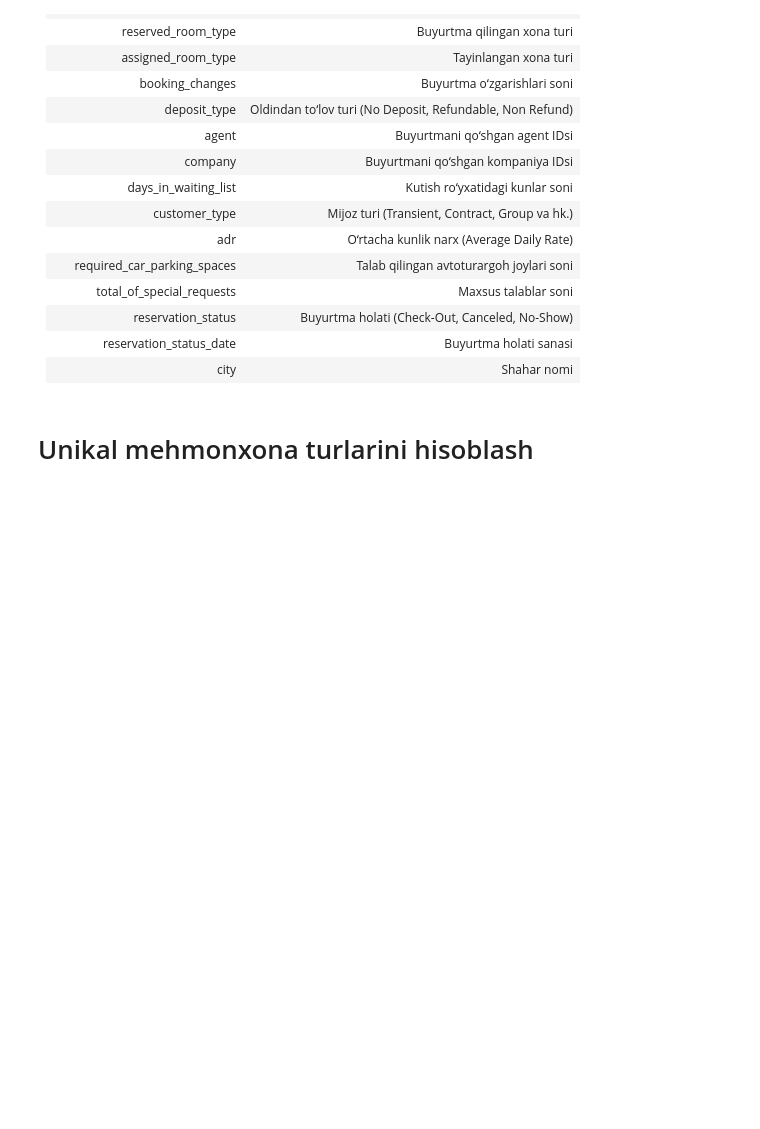
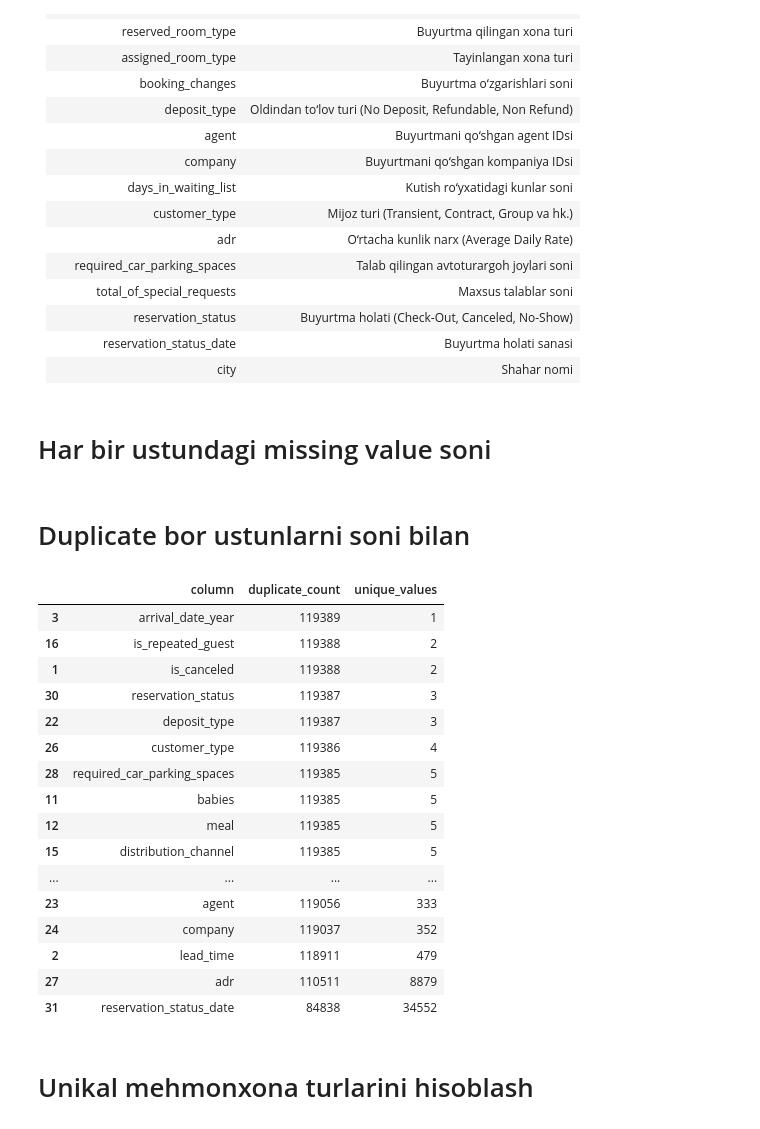
Before and after one commit to rasulbekdeveloper907/Hotel-Booking-Cancellation-Prediction, a Jupyter notebook: Notebooks/EDA.ipynb, the cells around one changed output. Drawn from its saved outputs; the diff is of its cells as text; code cells hidden in the pictures; blank space fills up the shorter version.

```diff
--- a/Notebooks/EDA.ipynb
+++ b/Notebooks/EDA.ipynb
@@ -1,21 +1,3 @@
 # %%
 import pandas as pd
-import logging
-
-# Log fayl manzili
-log_path = r"C:\Users\Rasulbek907\Desktop\Hotel Booking Cancellation Prediction\Log\data_loader.log"
-
-# Log sozlamalari
-logging.basicConfig(
-    filename=log_path,
-    filemode='a',  # Append mode
-    format='%(asctime)s - %(levelname)s - %(message)s',
-    level=logging.INFO
-)
-
-try:
-    logging.info("CSV fayl o'qilmoqda:...")
-    df = pd.read_csv(r"C:\Users\Rasulbek907\Desktop\Hotel Booking Cancellation Prediction\Data\Raw_Data\hotel_bookings_updated_2024.csv")
-    logging.info(f"Fayl muvaffaqiyatli o'qildi. Satırlar soni: {len(df)} ustunlar soni: {len(df.columns)}")
-except Exception as e:
-    logging.error(f"CSV faylni o'qishda xatolik: {e}")
+df = pd.read_csv(r"C:\Users\Rasulbek907\Desktop\Hotel Booking Cancellation Prediction\Data\Raw_Data\hotel_bookings_updated_2024.csv")
@@ -89,3 +61,5 @@ print(df.columns.tolist())
 | reservation_status             | Buyurtma holati (Check-Out, Canceled, No-Show)            |
 | reservation_status_date        | Buyurtma holati sanasi                                    |
 | city                           | Shahar nomi                                               |
+# %% [markdown]
+# Har bir ustundagi missing value soni
@@ -92,3 +82,58 @@ print(df.columns.tolist())
+# %% [markdown]
+# Duplicate bor ustunlarni soni bilan
+# %%
+import pandas as pd
+
+cols = [
+    'hotel', 'is_canceled', 'lead_time', 'arrival_date_year',
+    'arrival_date_month', 'arrival_date_week_number',
+    'arrival_date_day_of_month', 'stays_in_weekend_nights',
+    'stays_in_week_nights', 'adults', 'children', 'babies', 'meal',
+    'country', 'market_segment', 'distribution_channel',
+    'is_repeated_guest', 'previous_cancellations',
+    'previous_bookings_not_canceled', 'reserved_room_type',
+    'assigned_room_type', 'booking_changes', 'deposit_type',
+    'agent', 'company', 'days_in_waiting_list', 'customer_type',
+    'adr', 'required_car_parking_spaces',
+    'total_of_special_requests', 'reservation_status',
+    'reservation_status_date', 'city'
+]
+
+dup_summary = []
+
+for col in cols:
+    total_dup = df[col].duplicated().sum()
+    if total_dup > 0:
+        dup_summary.append({
+            "column": col,
+            "duplicate_count": total_dup,
+            "unique_values": df[col].nunique()
+        })
+
+dup_df = pd.DataFrame(dup_summary).sort_values(
+    by="duplicate_count",
+    ascending=False
+)
+
+dup_df
+# %% [output]
+|  | column | duplicate_count | unique_values |
+| 3 | arrival_date_year | 119389 | 1 |
+| 16 | is_repeated_guest | 119388 | 2 |
+| 1 | is_canceled | 119388 | 2 |
+| 30 | reservation_status | 119387 | 3 |
+| 22 | deposit_type | 119387 | 3 |
+| 26 | customer_type | 119386 | 4 |
+| 28 | required_car_parking_spaces | 119385 | 5 |
+| 11 | babies | 119385 | 5 |
+| 12 | meal | 119385 | 5 |
+| 15 | distribution_channel | 119385 | 5 |
+| ... | ... | ... | ... |
+| 23 | agent | 119056 | 333 |
+| 24 | company | 119037 | 352 |
+| 2 | lead_time | 118911 | 479 |
+| 27 | adr | 110511 | 8879 |
+| 31 | reservation_status_date | 84838 | 34552 |
 # %% [markdown]
 # Unikal mehmonxona turlarini hisoblash
 # %%
```
Also changed, not shown: parts of 2 cells of this notebook.
